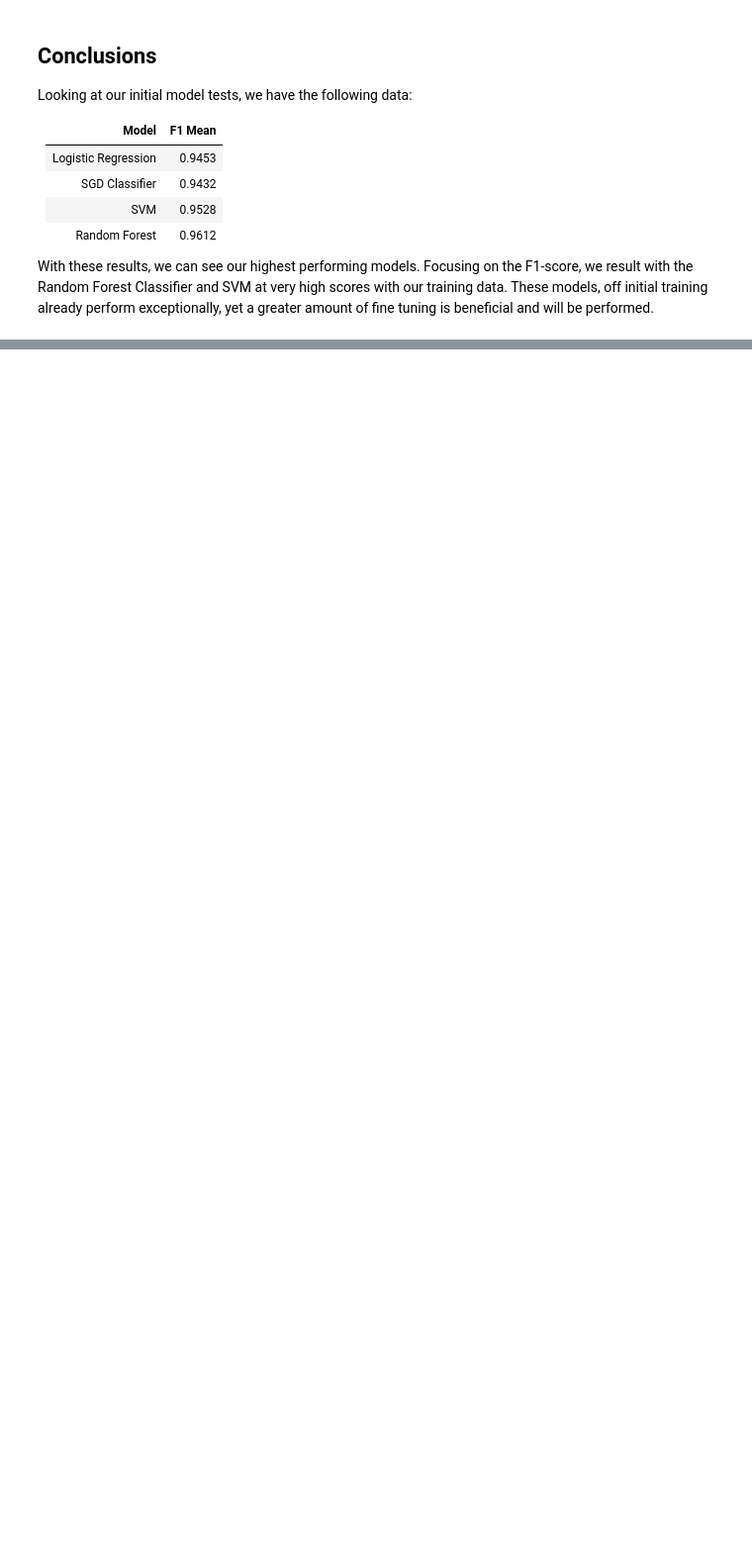
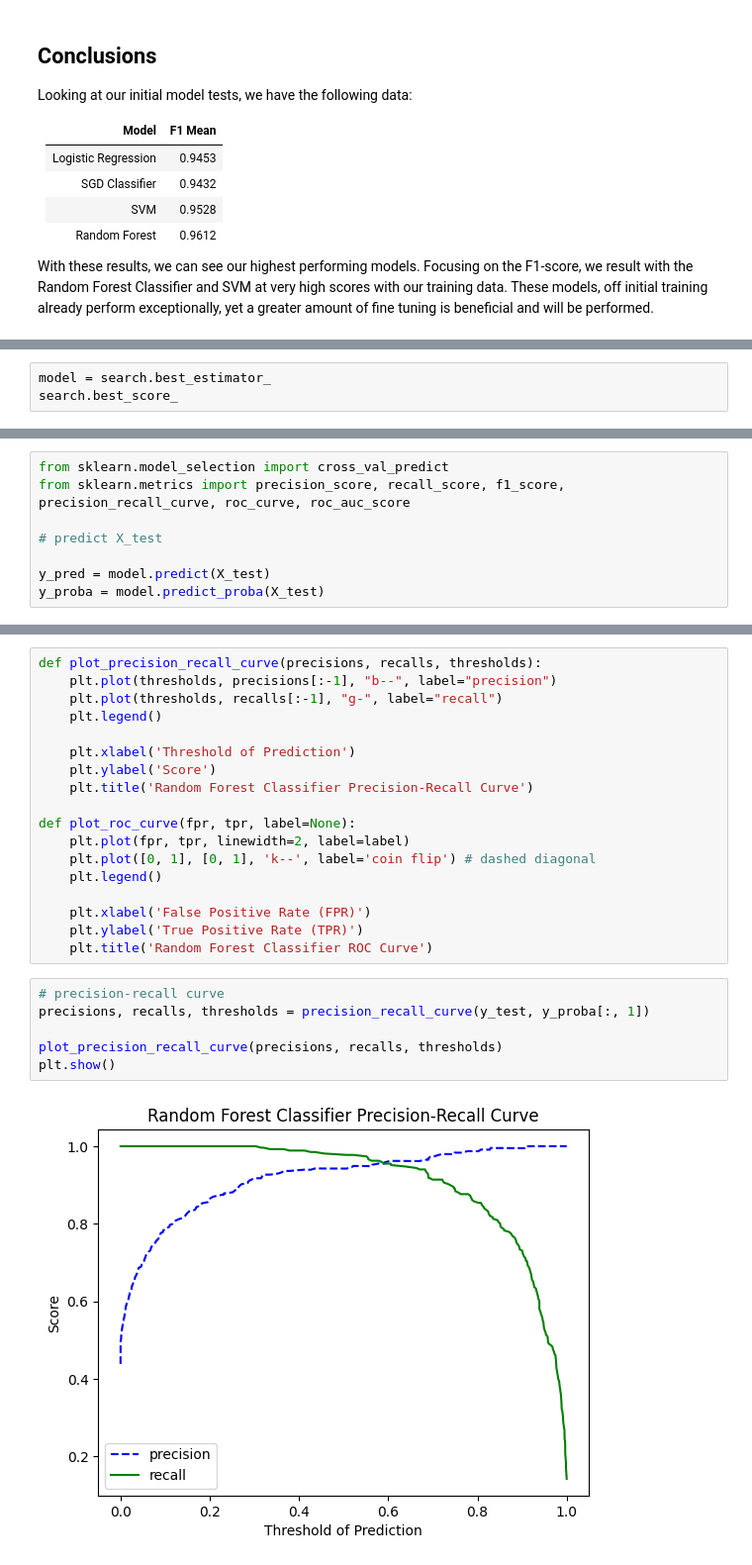
Before and after one commit to luisjaco/spam_classifier, a Jupyter notebook: model.ipynb, the cells around one changed output, grey strips where cells are left out. Shown at 99% size. Cells and saved outputs as stored; diff of their text form; blank space fills up the shorter version.

Commit message:
Complete notebook: calculate ROC-AUC, precision-recall, and conclude on work.

```diff
--- a/model.ipynb
+++ b/model.ipynb
@@ -239,0 +714,3 @@ and will be performed.
+# %%
+model = search.best_estimator_
+search.best_score_
@@ -239,0 +728,8 @@ and will be performed.
+# %%
+from sklearn.model_selection import cross_val_predict
+from sklearn.metrics import precision_score, recall_score, f1_score, precision_recall_curve, roc_curve, roc_auc_score
+
+# predict X_test
+
+y_pred = model.predict(X_test)
+y_proba = model.predict_proba(X_test)
@@ -239,0 +757,26 @@ and will be performed.
+# %%
+def plot_precision_recall_curve(precisions, recalls, thresholds):
+    plt.plot(thresholds, precisions[:-1], "b--", label="precision")
+    plt.plot(thresholds, recalls[:-1], "g-", label="recall")
+    plt.legend()
+
+    plt.xlabel('Threshold of Prediction')
+    plt.ylabel('Score')
+    plt.title('Random Forest Classifier Precision-Recall Curve')
+
+def plot_roc_curve(fpr, tpr, label=None):
+    plt.plot(fpr, tpr, linewidth=2, label=label)
+    plt.plot([0, 1], [0, 1], 'k--', label='coin flip') # dashed diagonal
+    plt.legend()
+
+    plt.xlabel('False Positive Rate (FPR)')
+    plt.ylabel('True Positive Rate (TPR)')
+    plt.title('Random Forest Classifier ROC Curve')
+# %%
+# precision-recall curve
+precisions, recalls, thresholds = precision_recall_curve(y_test, y_proba[:, 1])
+
+plot_precision_recall_curve(precisions, recalls, thresholds)
+plt.show()
+# %% [output]
+[figure, added]
```
Also changed, not shown: parts of 21 cells of this notebook, 2 other files.
